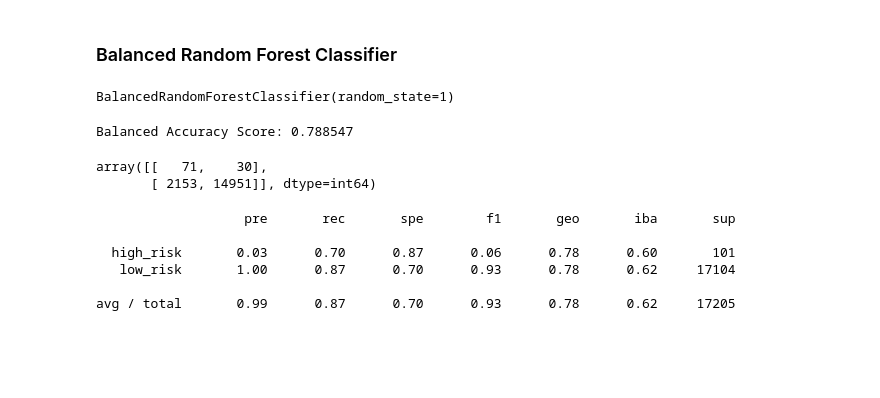
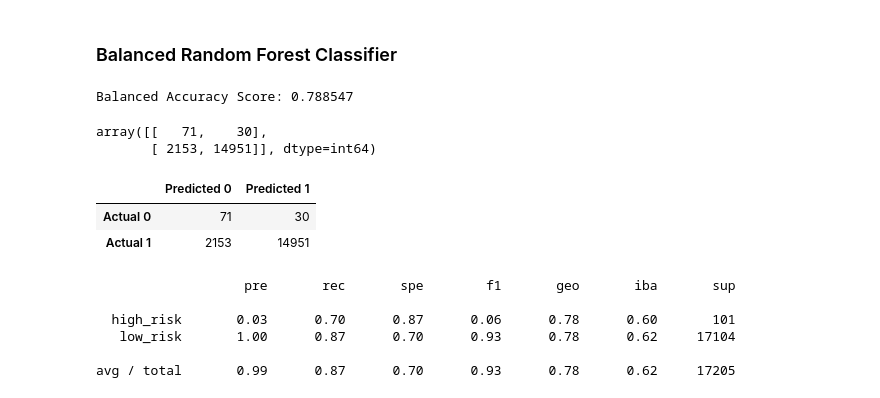
Before and after one commit to ats-tandjoeng7/Credit_Risk_Analysis, a Jupyter notebook: credit_risk_ensemble.ipynb, the cells around one changed output. Cells and saved outputs as stored; diff of their text form; code cells hidden in the pictures; blank space fills up the shorter version.

```diff
--- a/credit_risk_ensemble.ipynb
+++ b/credit_risk_ensemble.ipynb
@@ -128,6 +128,22 @@ X_train, X_test, y_train, y_test = train_test_split(X, y, random_state=seedn)
 Counter(y_train.value_counts())
 # %% [output]
 Counter({51366: 1, 246: 1})
+# %%
+# Reusable func to get the balanced accuracy score, confusion matrix, imbalanced clf report
+def sum_func(lm, Xtest=X_test, ytest=y_test):
+    # Making predictions using the testing data.
+    y_pred = lm.predict(Xtest)
+    # Calculated the balanced accuracy score
+    bacc_score = balanced_accuracy_score(ytest, y_pred)
+    # Calculating the confusion matrix
+    cm = confusion_matrix(ytest, y_pred)
+    cm_df = pd.DataFrame(
+        cm, index=["Actual 0", "Actual 1"], columns=["Predicted 0", "Predicted 1"]
+    )
+    # Summarizing the imbalanced classification report
+    iclf_report = classification_report_imbalanced(ytest, y_pred)
+    # return multiple variables as tuples
+    return (bacc_score, cm, cm_df, iclf_report)
 # %% [markdown]
 # Ensemble Learners
 
@@ -147,6 +163,3 @@ Note: Use a random state of 1 for each algorithm to ensure consistency between t
 brf_model = BalancedRandomForestClassifier(n_estimators=nen, random_state=seedn)
 # Fitting the model
 brf_model = brf_model.fit(X_train, y_train)
-brf_model
-# %% [output]
-BalancedRandomForestClassifier(random_state=1)
@@ -156,15 +166,18 @@ y_pred = brf_model.predict(X_test)
 # %%
-# Calculated the balanced accuracy score
-bacc_score = balanced_accuracy_score(y_test, y_pred)
+# Calculated the balanced accuracy score, confusion matrix, imbalanced clf report
+bacc_score, cm, cm_df, iclf_report = sum_func(brf_model)
 # Display the balanced accuracy score
 print("Balanced Accuracy Score: %.6f" % bacc_score)
 # %% [output]
 Balanced Accuracy Score: 0.788547
 # %%
 # Display the confusion matrix
-confusion_matrix(y_test, y_pred)
+display(cm, cm_df)
 # %% [output]
 array([[   71,    30],
        [ 2153, 14951]], dtype=int64)
+|  | Predicted 0 | Predicted 1 |
+| Actual 0 | 71 | 30 |
+| Actual 1 | 2153 | 14951 |
 # %%
 # Print the imbalanced classification report
```
Also changed, not shown: parts of 12 cells of this notebook.
